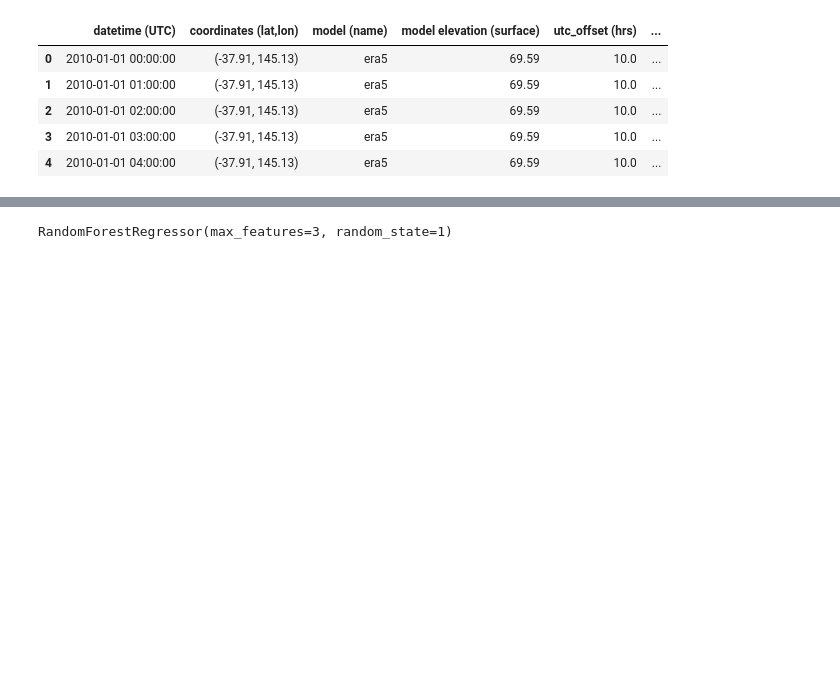
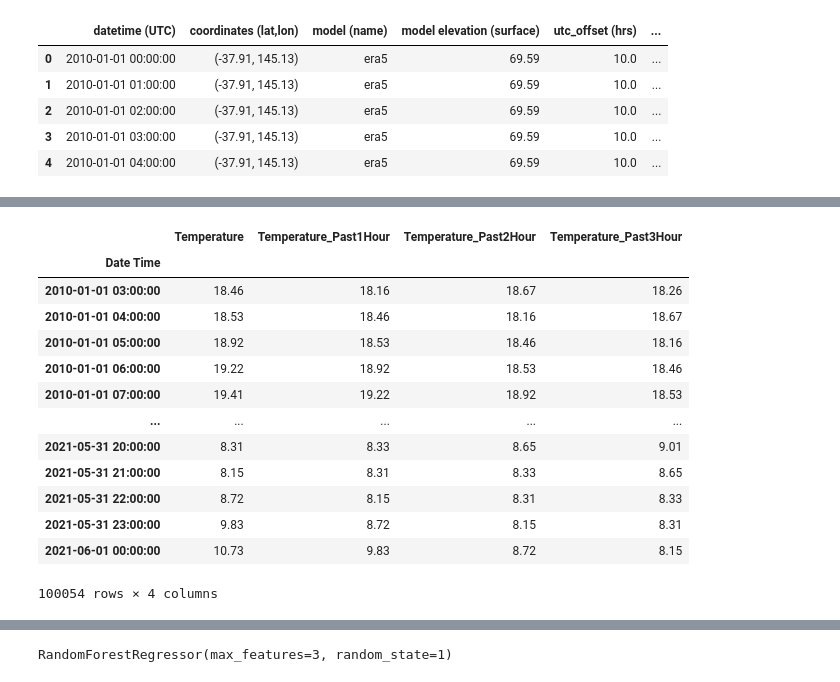
Before and after one commit to bickkysahani/timeseries-forecasting, a Jupyter notebook: timeseries_forecasting_6_weather_prediction_random_forest.ipynb, the cells around one changed output, grey strips where cells are left out. Drawn from its saved outputs; the diff is of its cells as text; code cells hidden in the pictures; blank space fills up the shorter version.

```diff
--- a/timeseries_forecasting_6_weather_prediction_random_forest.ipynb
+++ b/timeseries_forecasting_6_weather_prediction_random_forest.ipynb
@@ -155,0 +84,6 @@ x_val.shape, y_val.shape
+# %%
+df['Temperature_Past1Hour'] = df['Temperature'].shift(+1)
+df['Temperature_Past2Hour'] = df['Temperature'].shift(+2)
+df['Temperature_Past3Hour'] = df['Temperature'].shift(+3)
+
+df.head()
@@ -155,0 +98,18 @@ x_val.shape, y_val.shape
+# %%
+df= df.dropna()
+df
+# %% [output]
+|  | Temperature | Temperature_Past1Hour | Temperature_Past2Hour | Temperature_Past3Hour |
+| Date Time |  |  |  |  |
+| 2010-01-01 03:00:00 | 18.46 | 18.16 | 18.67 | 18.26 |
+| 2010-01-01 04:00:00 | 18.53 | 18.46 | 18.16 | 18.67 |
+| 2010-01-01 05:00:00 | 18.92 | 18.53 | 18.46 | 18.16 |
+| 2010-01-01 06:00:00 | 19.22 | 18.92 | 18.53 | 18.46 |
+| 2010-01-01 07:00:00 | 19.41 | 19.22 | 18.92 | 18.53 |
+| ... | ... | ... | ... | ... |
+| 2021-05-31 20:00:00 | 8.31 | 8.33 | 8.65 | 9.01 |
+| 2021-05-31 21:00:00 | 8.15 | 8.31 | 8.33 | 8.65 |
+| 2021-05-31 22:00:00 | 8.72 | 8.15 | 8.31 | 8.33 |
+| 2021-05-31 23:00:00 | 9.83 | 8.72 | 8.15 | 8.31 |
+| 2021-06-01 00:00:00 | 10.73 | 9.83 | 8.72 | 8.15 |
+100054 rows × 4 columns
```
Also changed, not shown: parts of 25 cells of this notebook.
